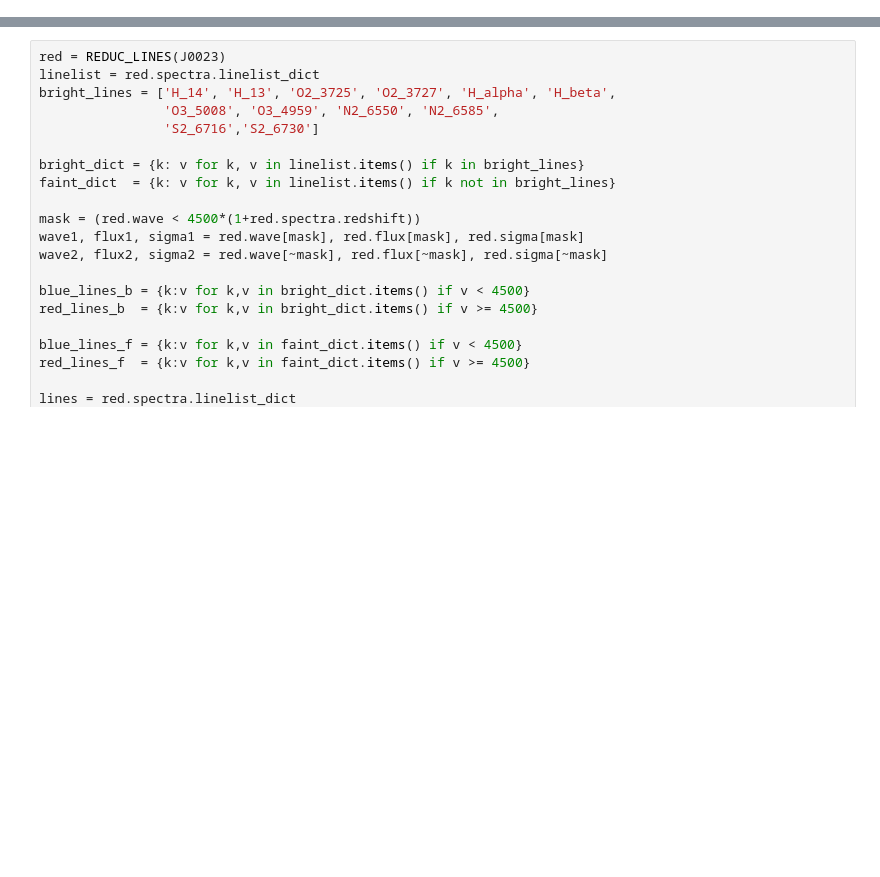
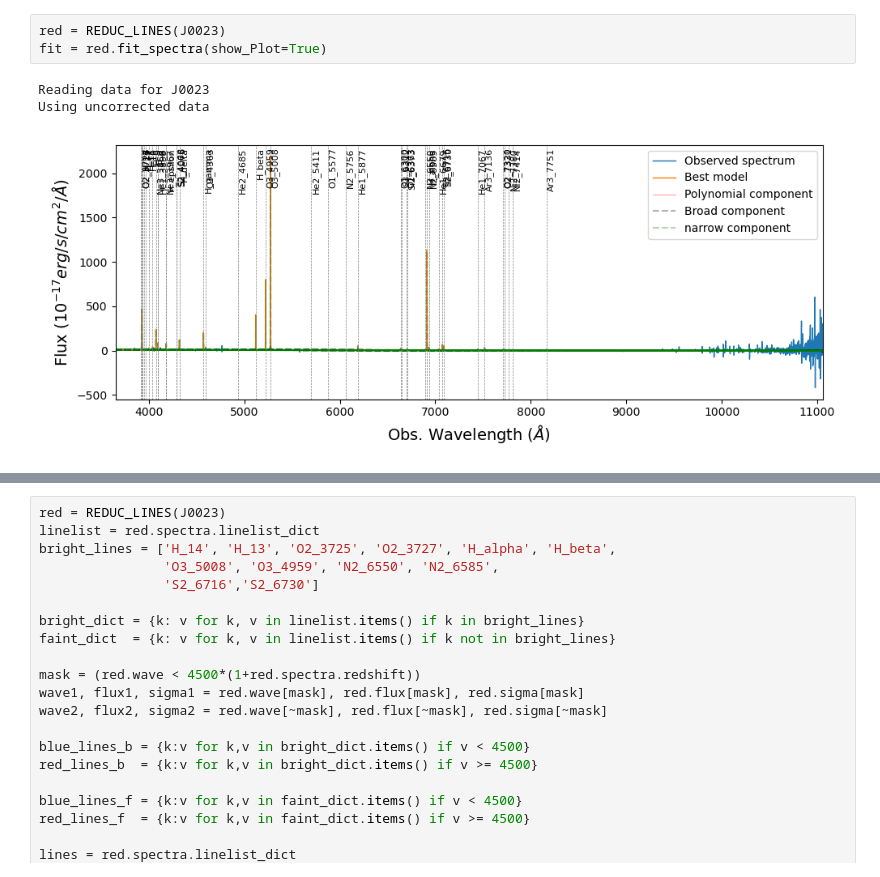
Before and after one commit to JavieraTGrey/z2_analogs, a Jupyter notebook: codes/J0023.ipynb, the cells around one changed output, grey strips where cells are left out. Saved outputs shown, nothing was run; the diff lists cells and outputs as text; blank space fills up the shorter version.

Commit message:
trying to get the best figure for poster

```diff
--- a/codes/J0023.ipynb
+++ b/codes/J0023.ipynb
@@ -25,0 +26,7 @@ New redshift for J0023-0948,z = 0.05308578958172516
+# %%
+red = REDUC_LINES(J0023)
+fit = red.fit_spectra(show_Plot=True)
+# %% [output]
+Reading data for J0023
+Using uncorrected data
+[figure, added]
```
Also changed, not shown: parts of 3 cells of this notebook, 10 other files.
